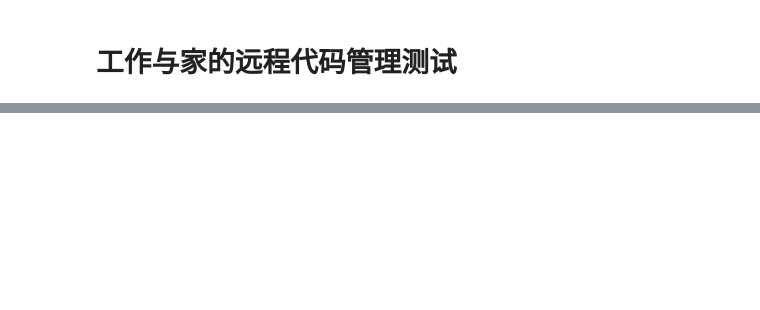
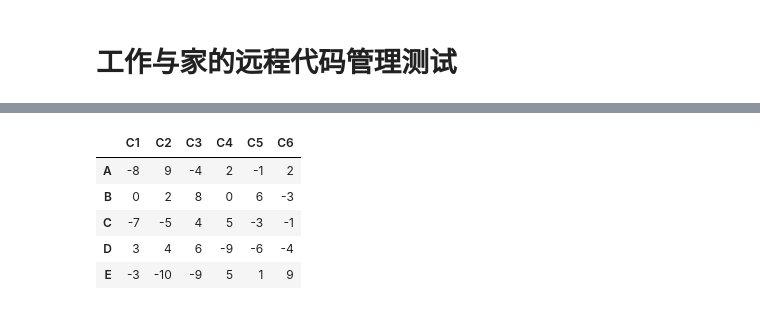
Before and after one commit to gob1994/vscode_git_03, a Jupyter notebook: jp_03.ipynb, the cells around one changed output, grey strips where cells are left out. Cells and saved outputs as stored; diff of their text form; code cells hidden in the pictures; blank space fills up the shorter version.

```diff
--- a/jp_03.ipynb
+++ b/jp_03.ipynb
@@ -13,0 +17,11 @@ df
+# %%
+# 创建-10到10的5行6列矩阵
+df2=DataFrame(np.random.randint(-10,10,size=(5,6)),index=['A','B','C','D','E'],columns=['C1','C2','C3','C4','C5','C6'])
+df2
+# %% [output]
+|  | C1 | C2 | C3 | C4 | C5 | C6 |
+| A | -8 | 9 | -4 | 2 | -1 | 2 |
+| B | 0 | 2 | 8 | 0 | 6 | -3 |
+| C | -7 | -5 | 4 | 5 | -3 | -1 |
+| D | 3 | 4 | 6 | -9 | -6 | -4 |
+| E | -3 | -10 | -9 | 5 | 1 | 9 |
```
Also changed, not shown: parts of 2 cells of this notebook, 1 other file.
